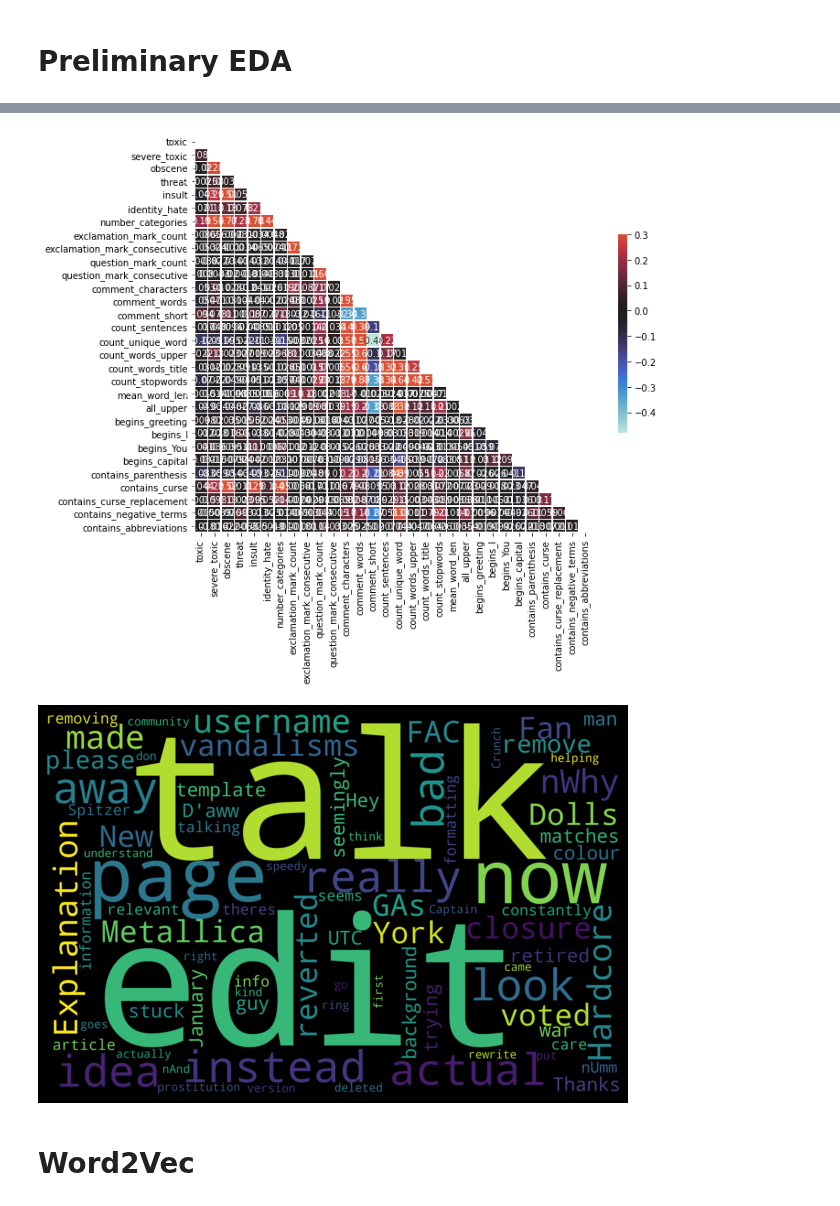
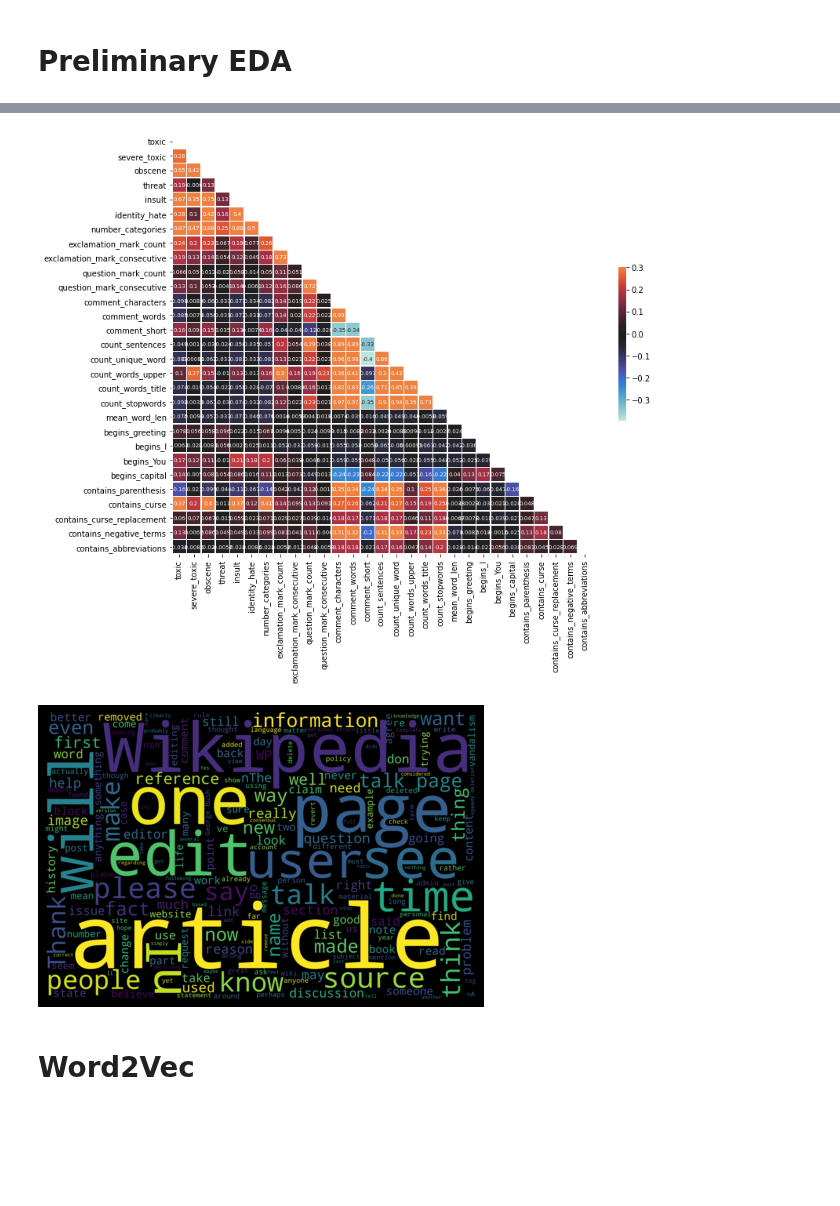
Before and after one commit to orbenishay/Classification, a Jupyter notebook: Toxic_comments_classification.ipynb, the cells around one changed output, grey strips where cells are left out. Drawn from its saved outputs; the diff is of its cells as text; code cells hidden in the pictures; blank space fills up the shorter version.

```diff
--- a/Toxic_comments_classification.ipynb
+++ b/Toxic_comments_classification.ipynb
@@ -92,7 +95,7 @@ Saving train1000.csv to train1000 (4).csv
 # %% [markdown]
 Get the data
 # %%
-traincomments=pd.read_csv('train1000 (4).csv')
+traincomments=pd.read_csv('train1000.csv')
 traincomments.head()
 traincomments.info()
 traincomments.tail()
@@ -286,26 +271,25 @@ plt.show()
 # %%
-corr_df = traincomments[traincomments['number_categories']>0]
+# corr_df = traincomments[traincomments['number_categories']>0]
+corr_df = traincomments
 corr=corr_df.corr()
 mask = np.zeros_like(corr, dtype=np.bool)
 mask[np.triu_indices_from(mask)] = True
-
-
-plt.figure(figsize=(10,8))
+plt.figure(figsize=(12,12))
 sns.heatmap(corr, xticklabels=corr.columns.values, yticklabels=corr.columns.values, annot=True, mask=mask, vmax=.3, center=0,
-            square=True, linewidths=.5, cbar_kws={"shrink": .5});
+            square=True, linewidths=.5, cbar_kws={"shrink": .3}, annot_kws={"size": 7});
 # %% [output]
-[figure, old version]
+[figure, new version]
 # %%
 text = traincomments['comment_text'].values
 
 wordcloud = WordCloud(width = 3000,height = 2000,background_color = 'black',stopwords = STOPWORDS).generate(str(text))
-fig = plt.figure(figsize = (8, 8), facecolor = 'k',edgecolor = 'k')
+fig = plt.figure(figsize = (6, 6), facecolor = 'k',edgecolor = 'k')
 plt.imshow(wordcloud, interpolation = 'bilinear')
 plt.axis('off')
 plt.tight_layout(pad=0)
 plt.show()
 # %% [output]
-[figure, old version]
+[figure, new version]
 # %% [markdown]
 # **Word2Vec**
 # %%
```
Also changed, not shown: parts of 9 cells of this notebook.
